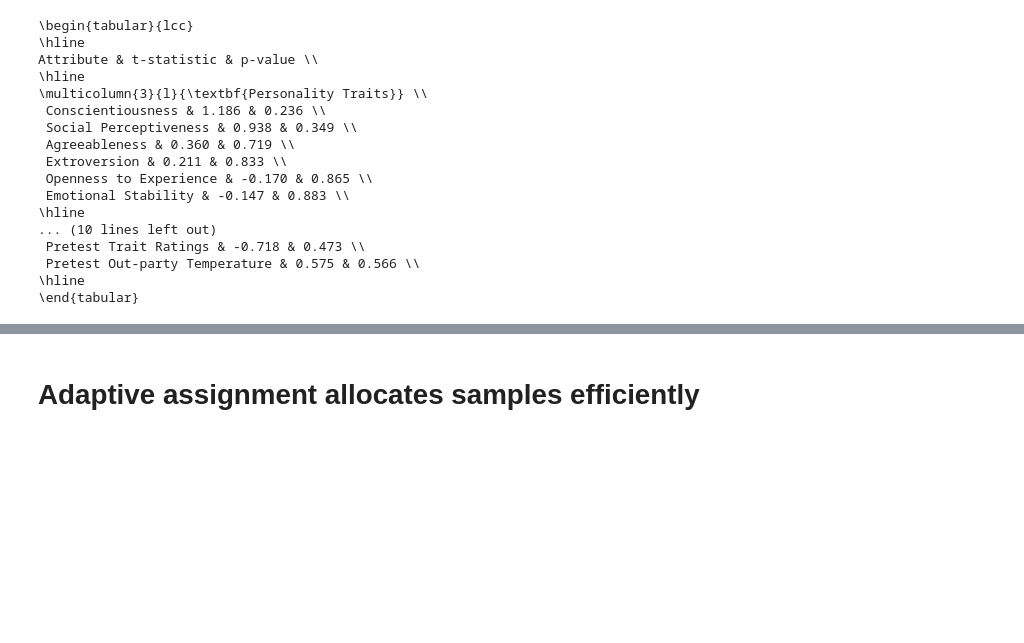
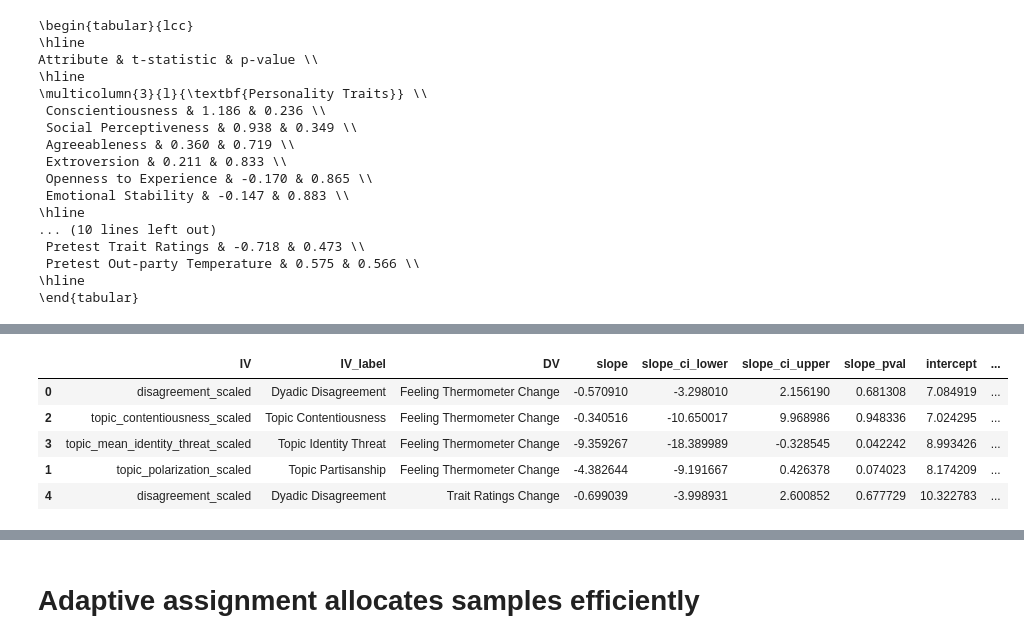
Before and after one commit to Watts-Lab/topic_choice, a Jupyter notebook: analyze_study_data.ipynb, the cells around one changed output, grey strips where cells are left out. Cells and saved outputs as stored; diff of their text form; code cells hidden in the pictures; blank space fills up the shorter version.

Commit message:
figure updates

```diff
--- a/analyze_study_data.ipynb
+++ b/analyze_study_data.ipynb
@@ -1704,0 +1725,12 @@ Attribute & t-statistic & p-value \\
+# %%
+# Fill outpartyTemp_change and trait_ratings_change_percent for attritters with the worst case values
+temp_change_worst_case = data.groupby(['discussionTopic', 'disagreement'])['outpartyTemp_change'].min()
+trait_ratings_change_worst_case = data.groupby(['discussionTopic', 'disagreement'])['trait_ratings_change_percent'].min()
+attritters['outpartyTemp_change'] = attritters.apply(
+    lambda row: temp_change_worst_case[row['discussionTopic'], row['disagreement']] if pd.isna(row['outpartyTemp_change']) else row['outpartyTemp_change'], axis=1
+)
+attritters['trait_ratings_change_percent'] = attritters.apply(
+    lambda row: trait_ratings_change_worst_case[row['discussionTopic'], row['disagreement']] if pd.isna(row['trait_ratings_change_percent']) else row['trait_ratings_change_percent'], axis=1
+)
+
+all = pd.concat([data, attritters], ignore_index=True)
@@ -1704,0 +1906,78 @@ Attribute & t-statistic & p-value \\
+# %%
+# Define a helper function to run a univariate regression on one predictor
+def run_univariate_regression(data, predictor, DV):
+    # Drop missing values for the predictor and DV
+    df = data[[predictor, DV]].dropna()
+    X = sm.add_constant(df[predictor])
+    y = df[DV]
+    model = sm.OLS(y, X).fit()
+
+    # Extract parameters
+    intercept = model.params['const']
+    slope = model.params[predictor]
+    pval_intercept = model.pvalues['const']
+    pval_slope = model.pvalues[predictor]
+
+    # Confidence intervals
+    ci = model.conf_int()
+    intercept_ci_lower, intercept_ci_upper = ci.loc['const']
+    slope_ci_lower, slope_ci_upper = ci.loc[predictor]
+
+    # Extract covariance matrix and get variances and covariance
+    cov_matrix = model.cov_params()
+    var_intercept = cov_matrix.loc['const', 'const']
+    var_slope = cov_matrix.loc[predictor, predictor]
+    cov_intercept_slope = cov_matrix.loc['const', predictor]
+
+    return (slope, pval_slope, slope_ci_lower, slope_ci_upper,
+            intercept, pval_intercept, intercept_ci_lower, intercept_ci_upper,
+            var_slope, var_intercept, cov_intercept_slope)
+
+# Collect regression results in a list
+results_list = []
+
+for dv_key, dv_info in DVs.items():
+    for iv_key, iv_label in IVs.items():
+        # If your IVs are already scaled, no normalization is needed.
+        (slope, pval_slope, slope_ci_lower, slope_ci_upper,
+         intercept, pval_intercept, intercept_ci_lower, intercept_ci_upper,
+         var_slope, var_intercept, cov_intercept_slope) = run_univariate_regression(all, iv_key, dv_key)
+        results_list.append({
+            "IV": iv_key,
+            "IV_label": iv_label,
+            "DV": dv_info["label"],
+            "slope": slope,
+            "slope_ci_lower": slope_ci_lower,
+            "slope_ci_upper": slope_ci_upper,
+            "slope_pval": pval_slope,
+            "intercept": intercept,
+            "intercept_ci_lower": intercept_ci_lower,
+            "intercept_ci_upper": intercept_ci_upper,
+            "intercept_pval": pval_intercept,
+            "var_slope": var_slope,
+            "var_intercept": var_intercept,
+            "cov_intercept_slope": cov_intercept_slope
+        })
+
+# Create a DataFrame with the results
+univariate_regressions_figure_df = pd.DataFrame(results_list)
+
+# Apply multiple comparisons correction on all slope p-values together
+corrected_slope = multipletests(univariate_regressions_figure_df["slope_pval"], method="fdr_bh")[1]
+univariate_regressions_figure_df["slope_pval_corrected"] = corrected_slope
+
+# Optionally, also correct intercept p-values
+corrected_intercept = multipletests(univariate_regressions_figure_df["intercept_pval"], method="fdr_bh")[1]
+univariate_regressions_figure_df["intercept_pval_corrected"] = corrected_intercept
+
+# Optional: sort the results for clarity
+univariate_regressions_figure_df = univariate_regressions_figure_df.sort_values(by=["DV", "IV"])
+
+univariate_regressions_figure_df.head()
+# %% [output]
+|  | IV | IV_label | DV | slope | slope_ci_lower | slope_ci_upper | slope_pval | intercept | ... |
+| 0 | disagreement_scaled | Dyadic Disagreement | Feeling Thermometer Change | -0.570910 | -3.298010 | 2.156190 | 0.681308 | 7.084919 | ... |
+| 2 | topic_contentiousness_scaled | Topic Contentiousness | Feeling Thermometer Change | -0.340516 | -10.650017 | 9.968986 | 0.948336 | 7.024295 | ... |
+| 3 | topic_mean_identity_threat_scaled | Topic Identity Threat | Feeling Thermometer Change | -9.359267 | -18.389989 | -0.328545 | 0.042242 | 8.993426 | ... |
+| 1 | topic_polarization_scaled | Topic Partisanship | Feeling Thermometer Change | -4.382644 | -9.191667 | 0.426378 | 0.074023 | 8.174209 | ... |
+| 4 | disagreement_scaled | Dyadic Disagreement | Trait Ratings Change | -0.699039 | -3.998931 | 2.600852 | 0.677729 | 10.322783 | ... |
```
Also changed, not shown: parts of 12 cells of this notebook, 9 other files.
